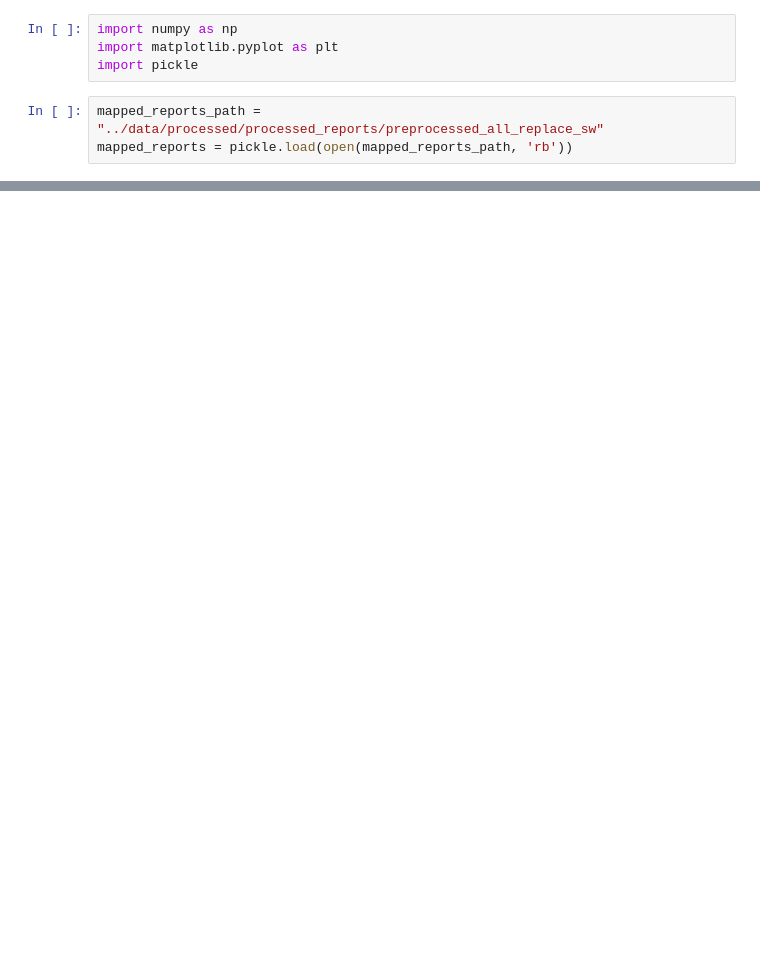
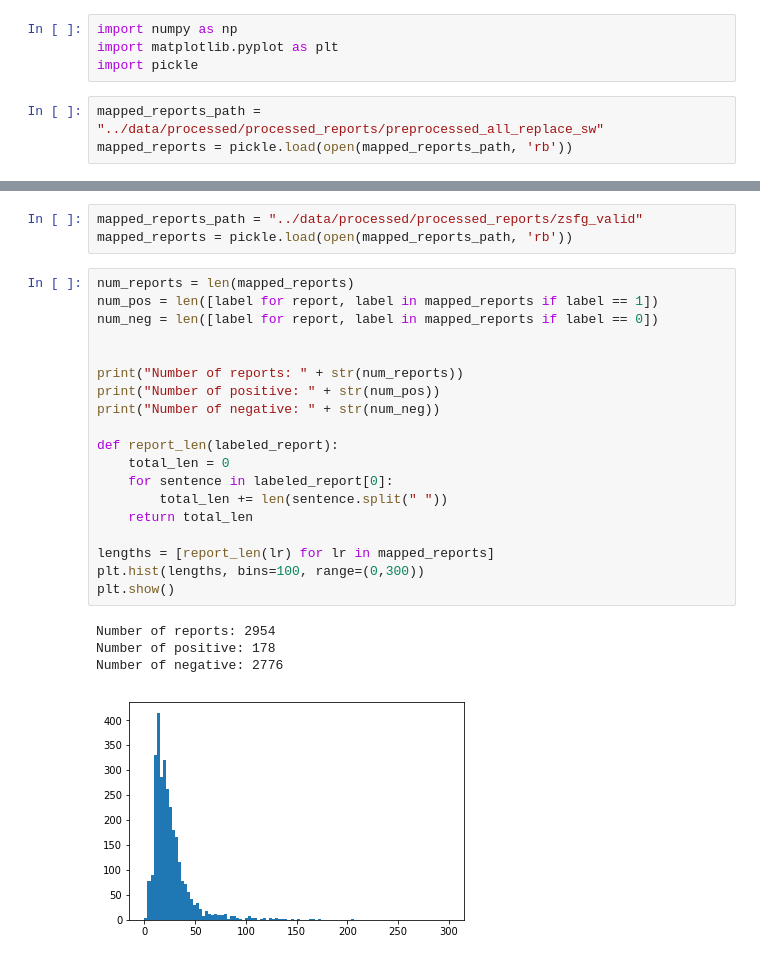
Before and after one commit to bdrad/report_categorization, a Jupyter notebook: src/data_statistics.ipynb, the cells around one changed output, grey strips where cells are left out. Drawn from its saved outputs; the diff is of its cells as text; blank space fills up the shorter version.

```diff
--- a/src/data_statistics.ipynb
+++ b/src/data_statistics.ipynb
@@ -32,0 +33,27 @@ plt.show()
+# %%
+mapped_reports_path = "../data/processed/processed_reports/zsfg_valid"
+mapped_reports = pickle.load(open(mapped_reports_path, 'rb'))
+# %%
+num_reports = len(mapped_reports)
+num_pos = len([label for report, label in mapped_reports if label == 1])
+num_neg = len([label for report, label in mapped_reports if label == 0])
+
+
+print("Number of reports: " + str(num_reports))
+print("Number of positive: " + str(num_pos))
+print("Number of negative: " + str(num_neg))
+
+def report_len(labeled_report):
+    total_len = 0
+    for sentence in labeled_report[0]:
+        total_len += len(sentence.split(" "))
+    return total_len
+
+lengths = [report_len(lr) for lr in mapped_reports]
+plt.hist(lengths, bins=100, range=(0,300))
+plt.show()
+# %% [output]
+Number of reports: 2954
+Number of positive: 178
+Number of negative: 2776
+[figure, added]
```
Also changed, not shown: parts of 2 cells of this notebook, 7 other files.
